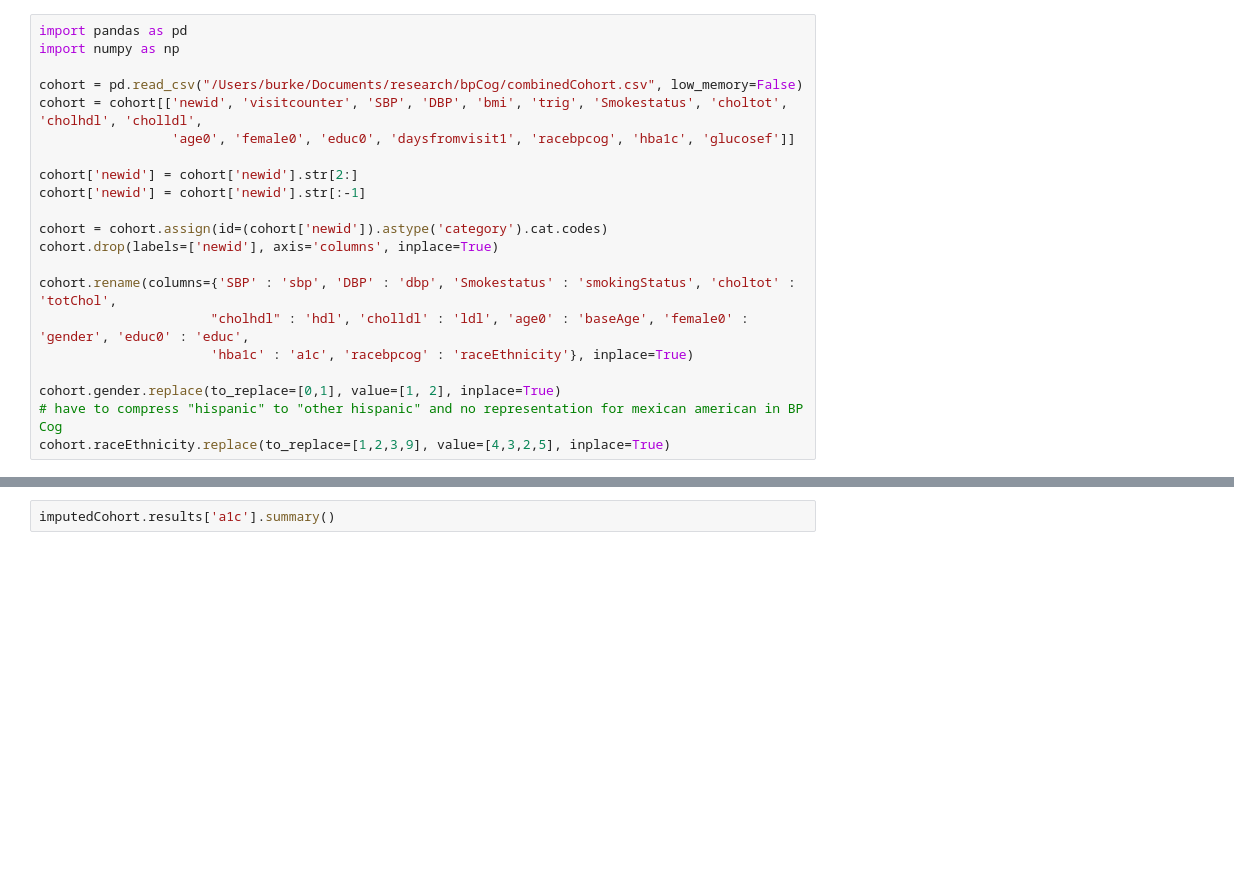
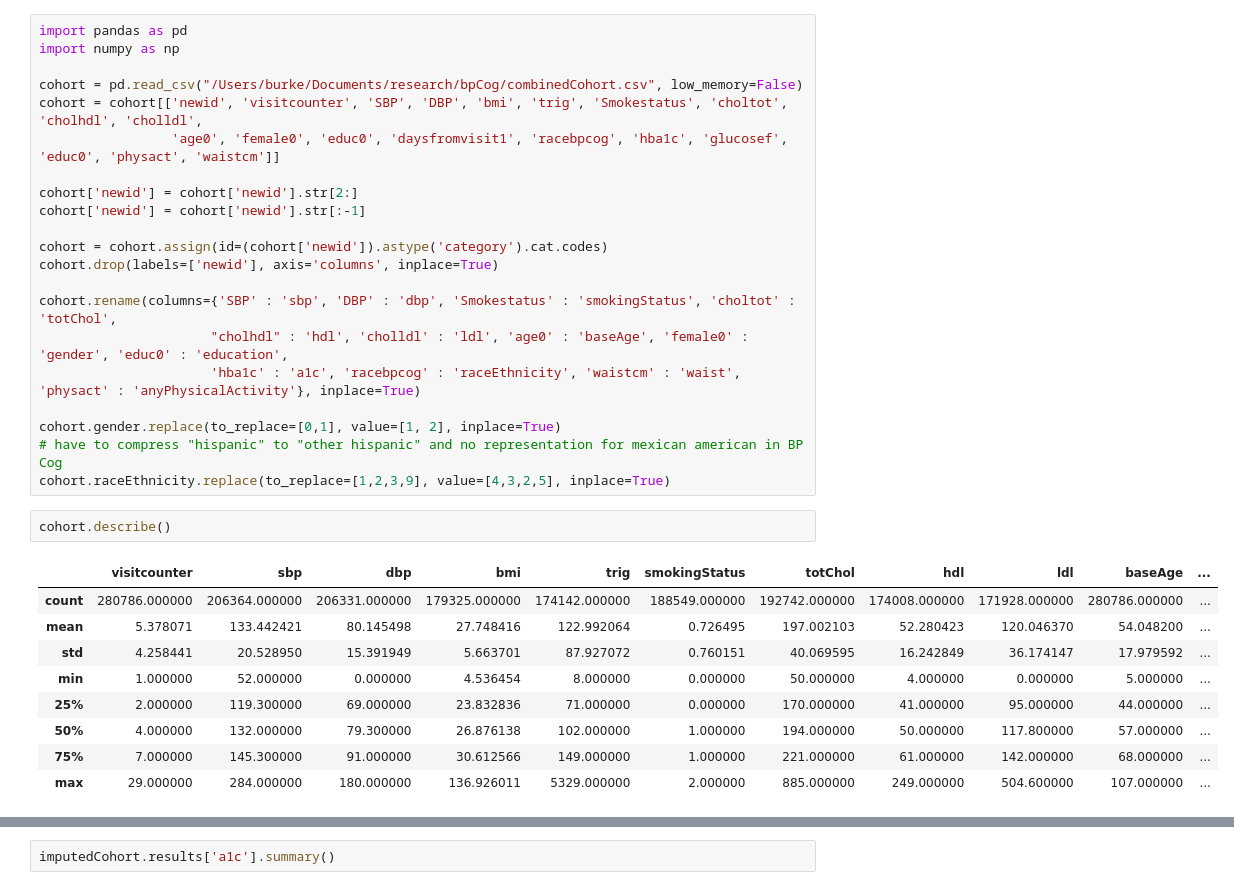
Before and after one commit to jburke5/microsimNHANES, a Jupyter notebook: buildRiskFactorsFromCombinedCohort.ipynb, the cells around one changed output, grey strips where cells are left out. Cells and saved outputs as stored; diff of their text form; blank space fills up the shorter version.

```diff
--- a/buildRiskFactorsFromCombinedCohort.ipynb
+++ b/buildRiskFactorsFromCombinedCohort.ipynb
@@ -4,7 +4,7 @@ import numpy as np
 
 cohort = pd.read_csv("/Users/burke/Documents/research/bpCog/combinedCohort.csv", low_memory=False)
 cohort = cohort[['newid', 'visitcounter', 'SBP', 'DBP', 'bmi', 'trig', 'Smokestatus', 'choltot', 'cholhdl', 'cholldl',
-                 'age0', 'female0', 'educ0', 'daysfromvisit1', 'racebpcog', 'hba1c', 'glucosef']]
+                 'age0', 'female0', 'educ0', 'daysfromvisit1', 'racebpcog', 'hba1c', 'glucosef', 'educ0', 'physact', 'waistcm']]
 
 cohort['newid'] = cohort['newid'].str[2:]
 cohort['newid'] = cohort['newid'].str[:-1]
@@ -13,10 +13,22 @@ cohort = cohort.assign(id=(cohort['newid']).astype('category').cat.codes)
 cohort.drop(labels=['newid'], axis='columns', inplace=True)
 
 cohort.rename(columns={'SBP' : 'sbp', 'DBP' : 'dbp', 'Smokestatus' : 'smokingStatus', 'choltot' : 'totChol',
-                      "cholhdl" : 'hdl', 'cholldl' : 'ldl', 'age0' : 'baseAge', 'female0' : 'gender', 'educ0' : 'educ',
-                      'hba1c' : 'a1c', 'racebpcog' : 'raceEthnicity'}, inplace=True)
+                      "cholhdl" : 'hdl', 'cholldl' : 'ldl', 'age0' : 'baseAge', 'female0' : 'gender', 'educ0' : 'education',
+                      'hba1c' : 'a1c', 'racebpcog' : 'raceEthnicity', 'waistcm' : 'waist', 'physact' : 'anyPhysicalActivity'}, inplace=True)
 
 cohort.gender.replace(to_replace=[0,1], value=[1, 2], inplace=True)
 # have to compress "hispanic" to "other hispanic" and no representation for mexican american in BP Cog
 cohort.raceEthnicity.replace(to_replace=[1,2,3,9], value=[4,3,2,5], inplace=True)
+# %%
+cohort.describe()
+# %% [output]
+|  | visitcounter | sbp | dbp | bmi | trig | smokingStatus | totChol | hdl | ldl | baseAge | ... |
+| count | 280786.000000 | 206364.000000 | 206331.000000 | 179325.000000 | 174142.000000 | 188549.000000 | 192742.000000 | 174008.000000 | 171928.000000 | 280786.000000 | ... |
+| mean | 5.378071 | 133.442421 | 80.145498 | 27.748416 | 122.992064 | 0.726495 | 197.002103 | 52.280423 | 120.046370 | 54.048200 | ... |
+| std | 4.258441 | 20.528950 | 15.391949 | 5.663701 | 87.927072 | 0.760151 | 40.069595 | 16.242849 | 36.174147 | 17.979592 | ... |
+| min | 1.000000 | 52.000000 | 0.000000 | 4.536454 | 8.000000 | 0.000000 | 50.000000 | 4.000000 | 0.000000 | 5.000000 | ... |
+| 25% | 2.000000 | 119.300000 | 69.000000 | 23.832836 | 71.000000 | 0.000000 | 170.000000 | 41.000000 | 95.000000 | 44.000000 | ... |
+| 50% | 4.000000 | 132.000000 | 79.300000 | 26.876138 | 102.000000 | 1.000000 | 194.000000 | 50.000000 | 117.800000 | 57.000000 | ... |
+| 75% | 7.000000 | 145.300000 | 91.000000 | 30.612566 | 149.000000 | 1.000000 | 221.000000 | 61.000000 | 142.000000 | 68.000000 | ... |
+| max | 29.000000 | 284.000000 | 180.000000 | 136.926011 | 5329.000000 | 2.000000 | 885.000000 | 249.000000 | 504.600000 | 107.000000 | ... |
 # %%
```
Also changed, not shown: parts of 2 cells of this notebook, 2 other files.
